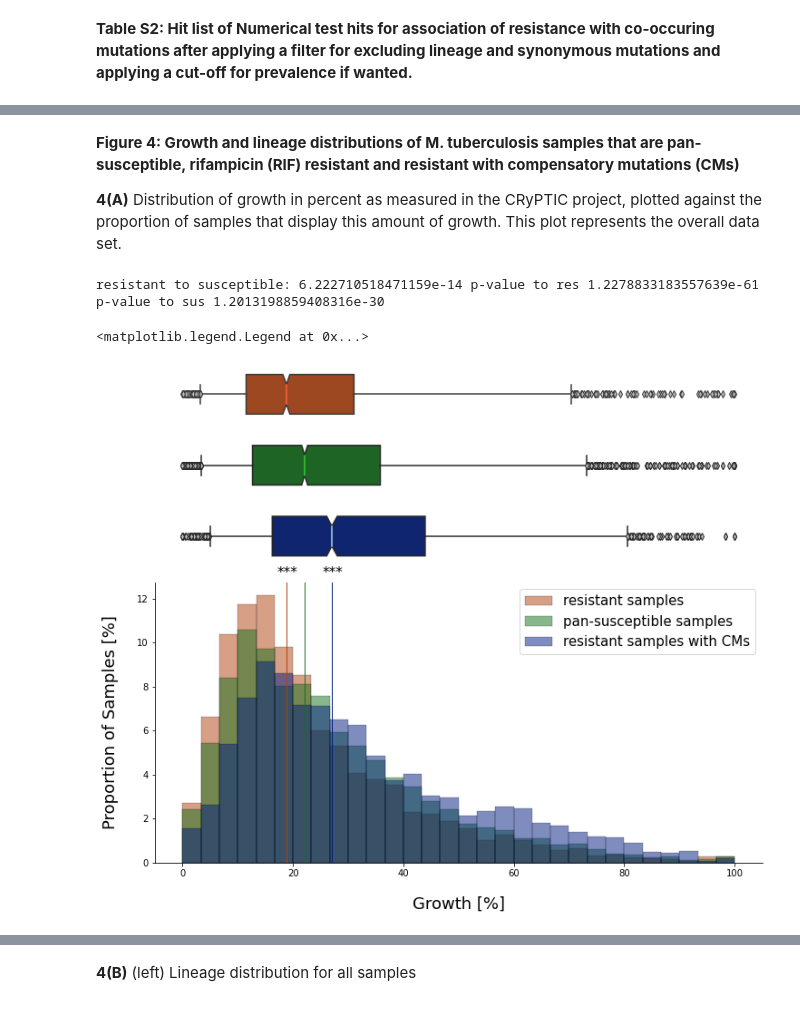
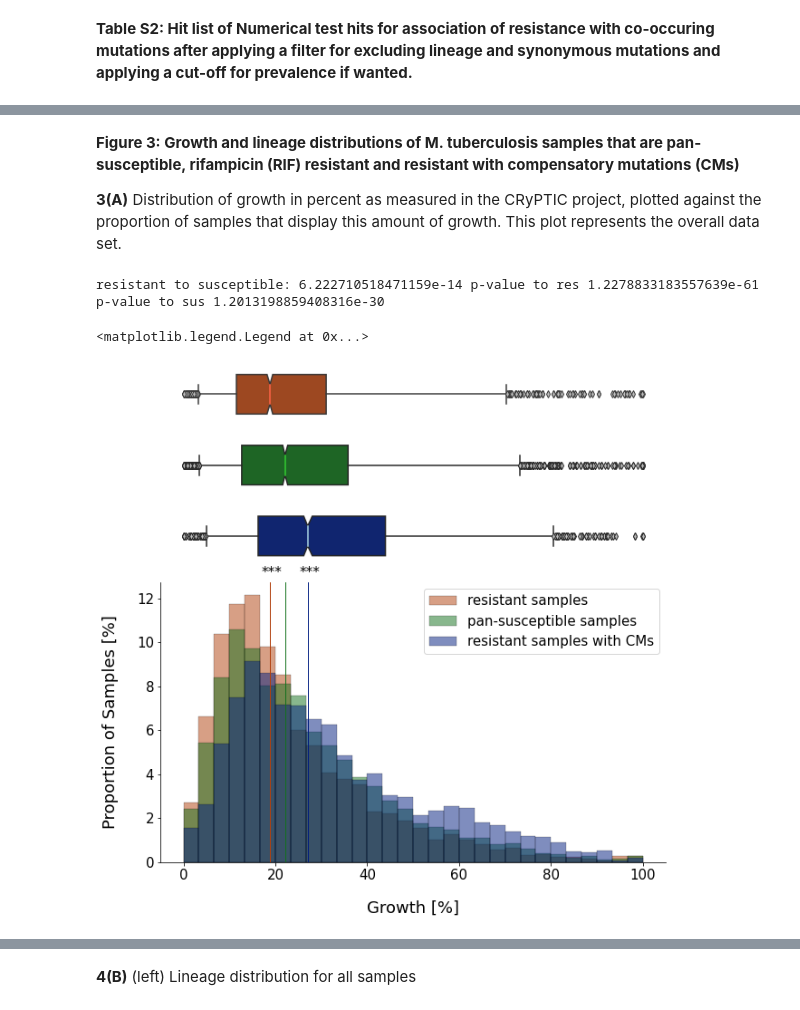
Before and after one commit to fowler-lab/tb-rnap-compensation, a Jupyter notebook: Recreate_figures_paper.ipynb, the cells around one changed output, grey strips where cells are left out. Drawn from its saved outputs; the diff is of its cells as text; code cells hidden in the pictures.

Commit message:
updated code for figure 3/ S2 and tables

```diff
--- a/Recreate_figures_paper.ipynb
+++ b/Recreate_figures_paper.ipynb
@@ -481,21 +406,0 @@ The star indicates the number of hits for a p-value of 0.01 with Bonferroni, whi
-# %%
-#insert overall hits for given p-value as obtained by running script 2: 'results-evaluation.py'
-p_value = [0.1,0.01,0.001,0.0001,0.00001,0.000001,0.0000001, 0.00000001, 0.000000001]
-p_value = numpy.log10(p_value)
-
-n_hits = [115, 93, 84, 82, 79, 78, 77, 75, 74]
-
-#plot graphs
-fig, ax = plt.subplots()
-fig.set_size_inches(12, 8)
-ax.spines["top"].set_visible(False)
-ax.spines["right"].set_visible(False)
-
-plt.plot(p_value,n_hits, marker = 'o', color = colors[1])
-plt.plot(numpy.log10(4.76190476190476E-07), 78, 'g*', markersize = 15)
-
-plt.xlabel(r'$\log_{10} (p-value)$', size = 20, labelpad = 15)
-plt.ylabel('Number of Hits', size = 20, labelpad = 15, color = colors[1])
-
-plt.xticks(fontsize = 15)
-plt.yticks(fontsize = 15)
@@ -624,7 +471,7 @@ ax2.legend(loc = 0, fontsize = 15)
 # %% [markdown]
-**Figure 4: Growth and lineage distributions of M. tuberculosis samples that are pan-susceptible, rifampicin (RIF) resistant and resistant with compensatory mutations (CMs)**
+**Figure 3: Growth and lineage distributions of M. tuberculosis samples that are pan-susceptible, rifampicin (RIF) resistant and resistant with compensatory mutations (CMs)**
 
-**4(A)** Distribution of growth in percent as measured in the CRyPTIC project, plotted against the proportion of samples that display this amount of growth. This plot represents the overall data set.
+**3(A)** Distribution of growth in percent as measured in the CRyPTIC project, plotted against the proportion of samples that display this amount of growth. This plot represents the overall data set.
 # %%
 #set color palette
 colors = palette("dark")
@@ -683,7 +530,7 @@ print('resistant to susceptible:',p1, 'p-value to res', p2, 'p-value to sus', p3
 fig, (ax_box1, ax_box2, ax_box3, ax_hist) = plt.subplots(4, sharex = True,
                                                 gridspec_kw = {"height_ratios": (0.15, 0.15, 0.15, 0.85)})
 
-fig.set_size_inches(12, 10)
+fig.set_size_inches(10, 10)
 
 sns.histplot(data = resistant, label="resistant samples", color = colors[1], **hist_args)
 plt.axvline(resistant.median(), color = colors[1], linewidth = 1)
@@ -694,34 +541,36 @@ sns.histplot(data = susceptible, label="pan-susceptible samples", color = colors
 plt.axvline(susceptible.median(), color = colors[2], linewidth = 1)
 
 sns.histplot(data = resistant_CM, label="resistant samples with CMs", color = colors[0], **hist_args)
 plt.axvline(resistant_CM.median(), color = colors[0], linewidth = 1)
 
 plt.text(x = resistant_CM.median()-1.8, y = 13, s='***', size = 15)
 
 sns.boxplot(resistant, ax = ax_box1, color = colors[1], medianprops={"color": "tomato"},
             usermedians = [res_boot[0]], conf_intervals = [res_boot[1]], **box_args)
 sns.boxplot(susceptible, ax = ax_box2, color = colors[2], medianprops={"color": "LimeGreen"},
             usermedians = [sus_boot[0]], conf_intervals = [sus_boot[1]],**box_args)
 sns.boxplot(resistant_CM, ax = ax_box3, color = colors[0], medianprops={"color": "LightBlue"},
             usermedians = [resCM_boot[0]], conf_intervals = [resCM_boot[1]],**box_args)
 
 #Despine plots
 sns.despine(top = True, right=True, left = False, bottom = False, offset = False, trim = False)
 
 axes = [ax_box1, ax_box2, ax_box3]
 for ax in axes:
     sns.despine(ax = ax, top = True, right=True, left = True, bottom = True, offset = False, trim = False)
     ax.tick_params(left=False, bottom=False)
     ax.set(yticklabels=[])
     ax.set(xlabel='')
 
 plt.xlabel("Growth [%]", size = 18, labelpad = 20)
+plt.xticks(fontsize = 15)
 plt.ylabel("Proportion of Samples [%]", size = 18, labelpad = 20)
+plt.yticks(fontsize = 15)
 plt.legend(loc = 'upper right', fontsize = 15)
 # %% [output]
 resistant to susceptible: 6.222710518471159e-14 p-value to res 1.2278833183557639e-61 p-value to sus 1.2013198859408316e-30
 <matplotlib.legend.Legend at 0x...>
-[figure, old version]
+[figure, new version]
 # %%
 table = pandas.DataFrame(stats, columns = ['mutation', 'median growth [%]', 'CI low', 'CI high', 'p-value to res', 'p-value to sus', 'mean growth [%]', 'n'], index = None)
 print(table.to_latex(index = False))
```
Also changed, not shown: parts of 12 cells of this notebook.
